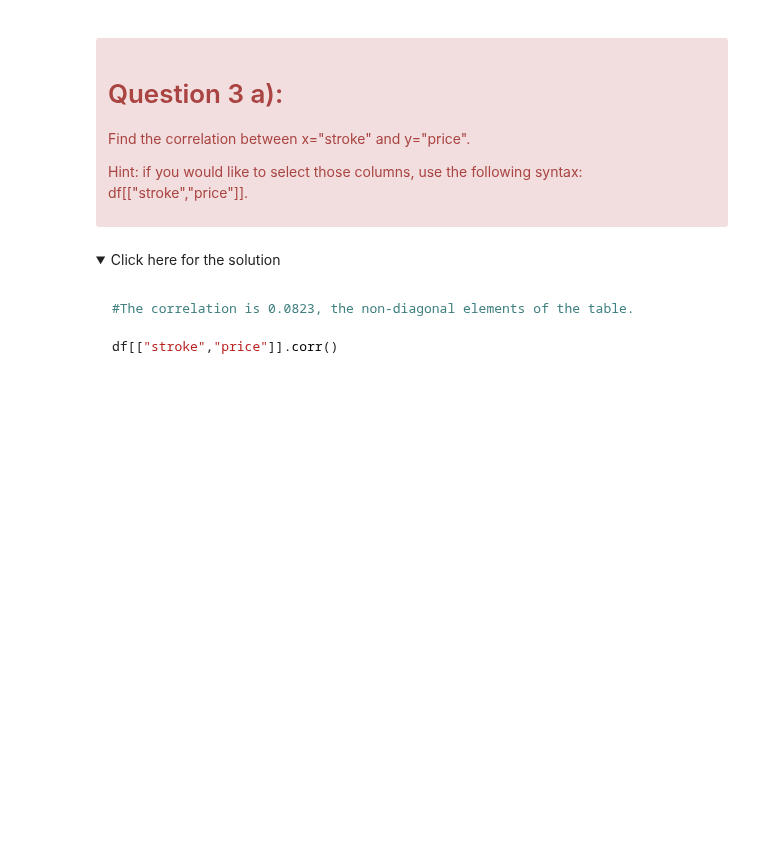
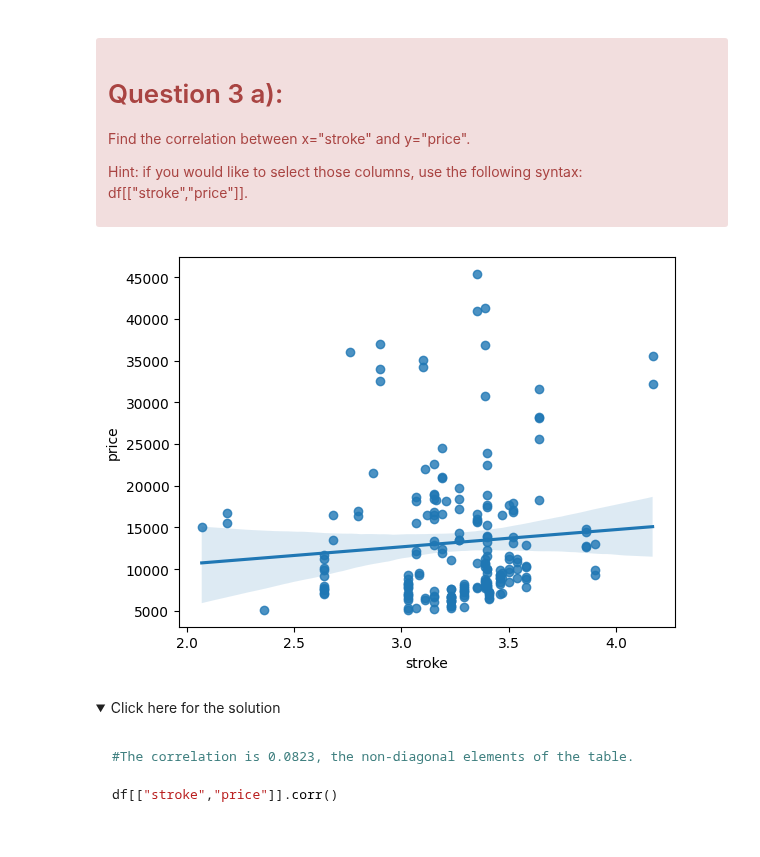
Before and after one commit to CxLos/IBM-Practice-Labs, a Jupyter notebook: 7. Data Analysis with Python/W3 - Exploratory Data Analysis/Labs/Exploratory_data_analysis_cars.ipynb, the cells around one changed output. Saved outputs shown, nothing was run; the diff lists cells and outputs as text; code cells hidden in the pictures; folded sections open; blank space fills up the shorter version.

Commit message:
worked on week 3 of Data analysis with Python

```diff
--- a/7. Data Analysis with Python/W3 - Exploratory Data Analysis/Labs/Exploratory_data_analysis_cars.ipynb
+++ b/7. Data Analysis with Python/W3 - Exploratory Data Analysis/Labs/Exploratory_data_analysis_cars.ipynb
@@ -168,6 +249,9 @@ df[['peak-rpm','price']].corr()
 </div>
 # %%
 # Write your code below and press Shift+Enter to execute
+sns.regplot(x='stroke', y='price', data=df)
+# %% [output]
+[figure, added]
 # %% [markdown]
 <details><summary>Click here for the solution</summary>
 
```
Also changed, not shown: parts of 34 cells of this notebook, 7 other files.
